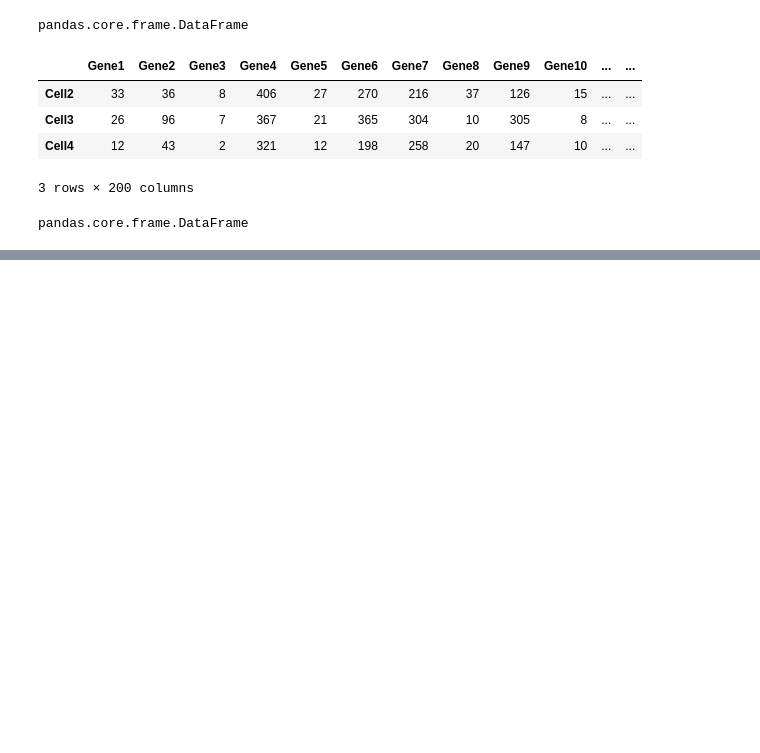
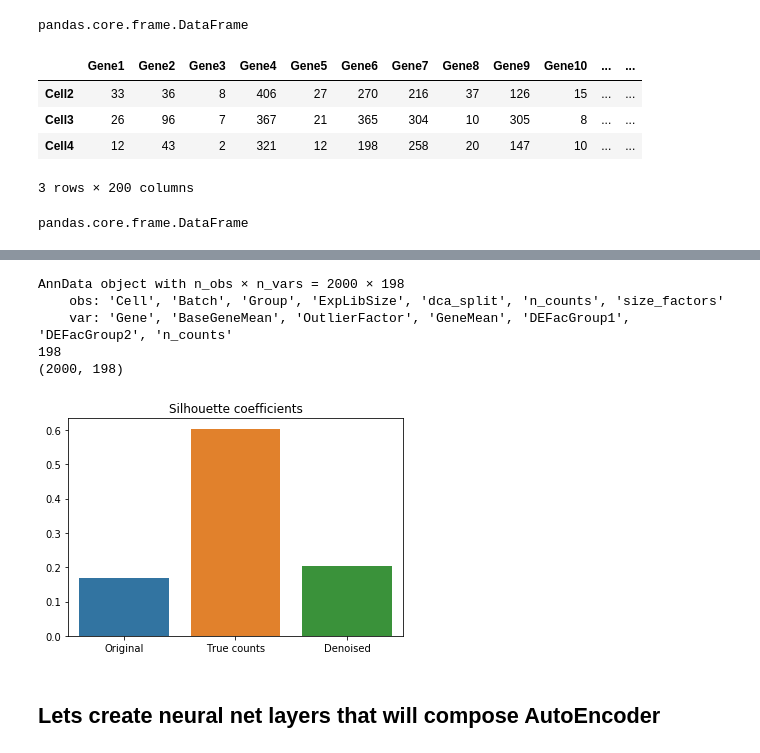
Before and after one commit to mpofukelvintafadzwa/scRNAseq, a Jupyter notebook: python-notebook/synthetic_dataset.ipynb, the cells around one changed output, grey strips where cells are left out. Drawn from its saved outputs; the diff is of its cells as text; code cells hidden in the pictures; blank space fills up the shorter version.

```diff
--- a/python-notebook/synthetic_dataset.ipynb
+++ b/python-notebook/synthetic_dataset.ipynb
@@ -151,0 +242,8 @@ RecursionError: maximum recursion depth exceeded while getting the str of an obj
+# %%
+np.random.seed(1)
+tf.random.set_seed(1)
+
+adata_ae = sc.AnnData(counts.values, obs=cellinfo, var=geneinfo)
+adata_ae.obs_names = cellinfo.Cell
+adata_ae.var_names = geneinfo.Gene
+sc.pp.filter_genes(adata_ae, min_counts=1)
@@ -151,0 +282,4 @@ RecursionError: maximum recursion depth exceeded while getting the str of an obj
+# %%
+
+adata_ae.obs['dca_split'] = 'train'
+adata_ae.obs['dca_split'] = adata_ae.obs['dca_split'].astype('category') # Convert to categorical variable to save memory
@@ -151,0 +294,8 @@ RecursionError: maximum recursion depth exceeded while getting the str of an obj
+# %%
+sc.pp.filter_genes(adata_ae, min_counts = 1)
+sc.pp.filter_cells(adata_ae, min_counts = 1)
+adata_ae.raw = adata_ae.copy()
+sc.pp.normalize_per_cell(adata_ae)
+adata_ae.obs['size_factors'] = adata_ae.obs.n_counts / np.median(adata_ae.obs.n_counts)
+sc.pp.log1p(adata_ae)
+sc.pp.scale(adata_ae)
@@ -151,0 +334,26 @@ RecursionError: maximum recursion depth exceeded while getting the str of an obj
+# %%
+print(adata_ae)
+print(adata_ae.n_vars)
+print(adata_ae.raw.X.shape)
+# %% [output]
+AnnData object with n_obs × n_vars = 2000 × 198
+    obs: 'Cell', 'Batch', 'Group', 'ExpLibSize', 'dca_split', 'n_counts', 'size_factors'
+    var: 'Gene', 'BaseGeneMean', 'OutlierFactor', 'GeneMean', 'DEFacGroup1', 'DEFacGroup2', 'n_counts'
+198
+(2000, 198)
+# %%
+from sklearn.metrics import silhouette_score
+sc.pp.pca(adata_ae)
+
+sil_orig = silhouette_score(adataNoisy.obsm['X_pca'][:, :2], adataNoisy.obs.Group)
+sil_true = silhouette_score(adata_true.obsm['X_pca'][:, :2], adata_true.obs.Group)
+sil_ae = silhouette_score(adata_ae.obsm['X_pca'][:, :2], adata_ae.obs.Group)
+
+sns.barplot(x=['Original', 'True counts', 'Denoised'],
+            y=[sil_orig, sil_true, sil_ae])
+
+plt.title('Silhouette coefficients');
+# %% [output]
+[figure, added]
+# %% [markdown]
+## Lets create neural net layers that will compose AutoEncoder
```
Also changed, not shown: parts of 68 cells of this notebook.
